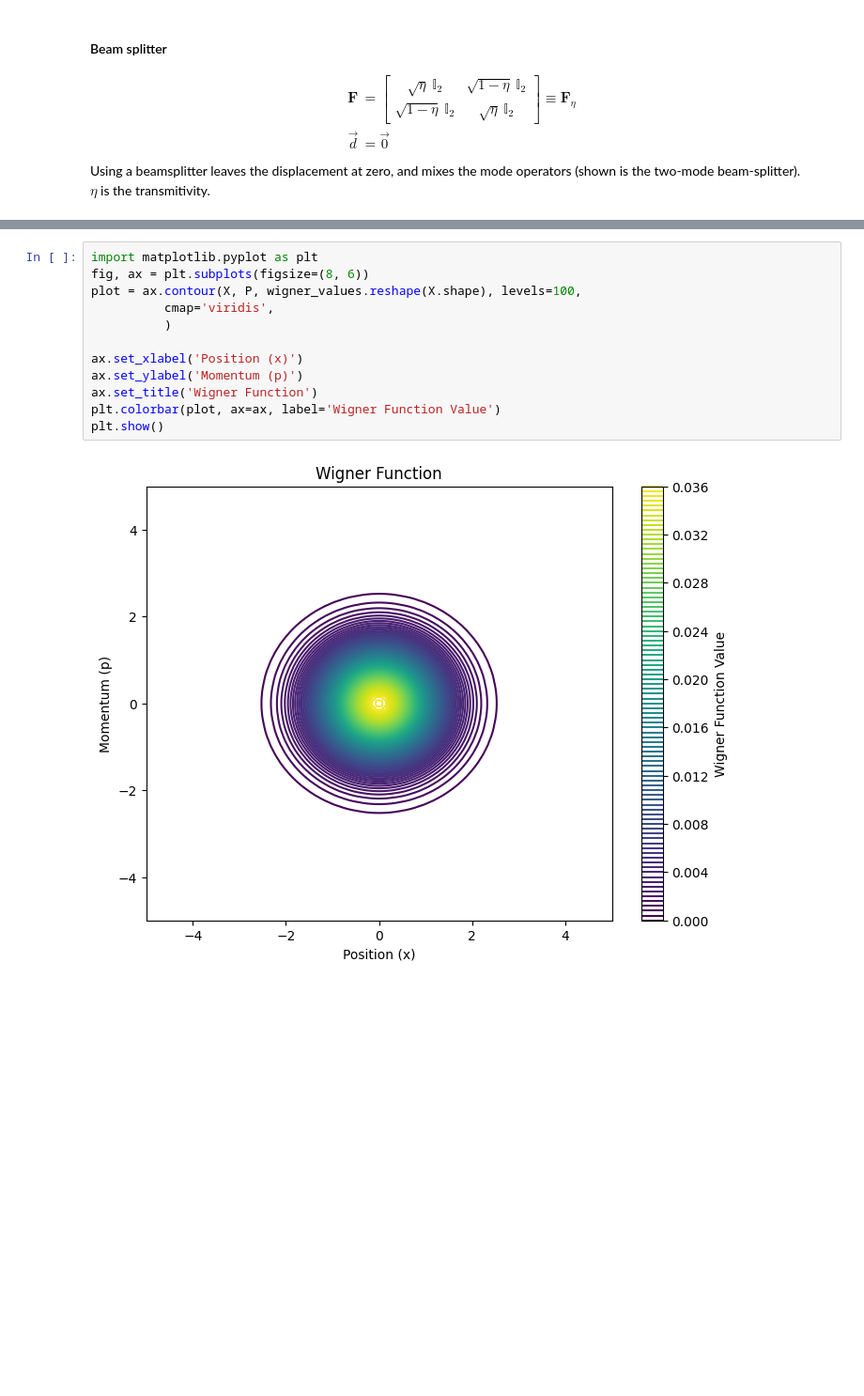
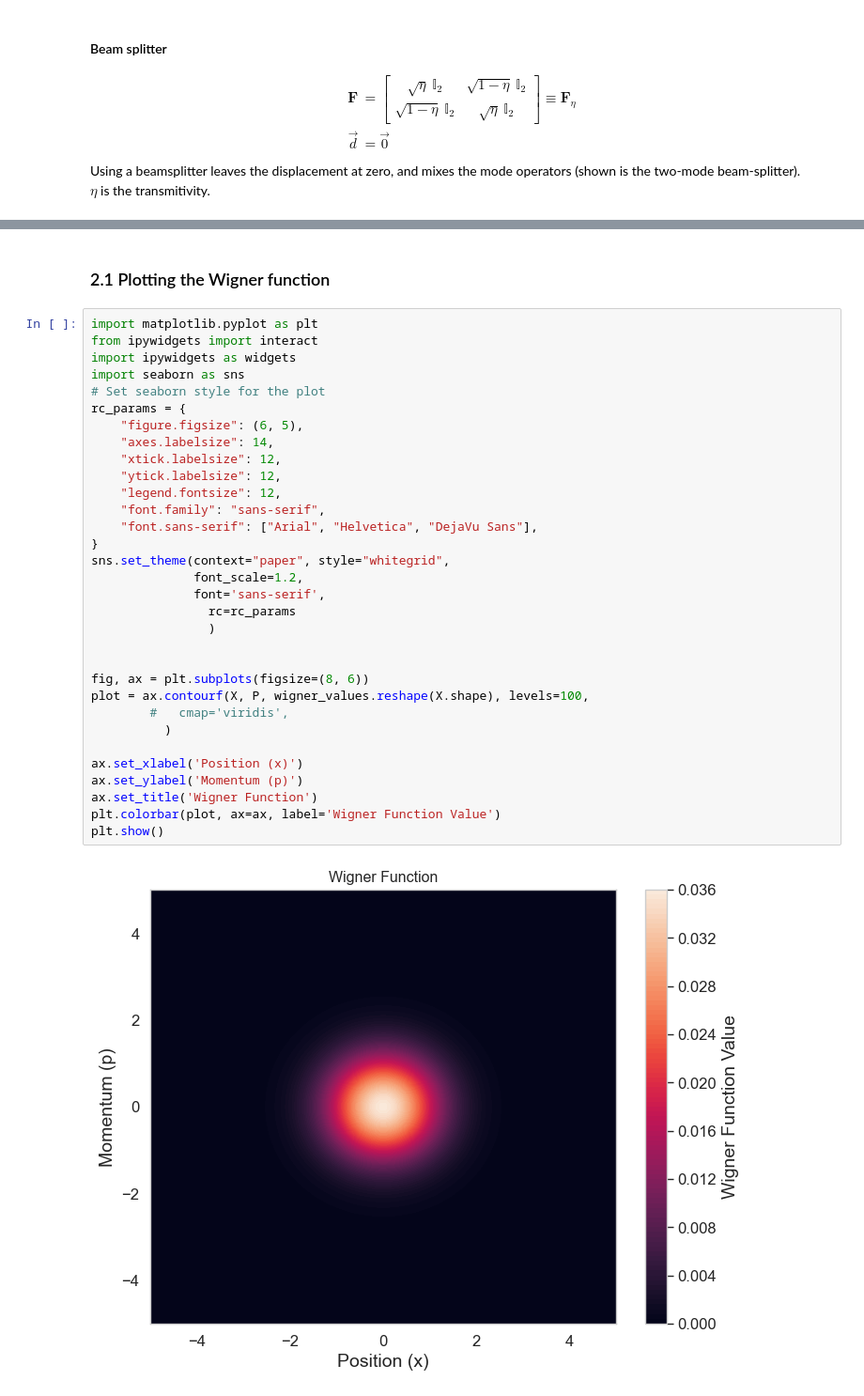
Before and after one commit to BastianValhoj/sciqisQuantumCurcuit, a Jupyter notebook: exercises/gaussian.ipynb, the cells around one changed output, grey strips where cells are left out. Shown: that part at 94% size. Drawn from its saved outputs; the diff is of its cells as text; blank space fills up the shorter version.

```diff
--- a/exercises/gaussian.ipynb
+++ b/exercises/gaussian.ipynb
@@ -152,14 +185,36 @@ wigner_values = wigner(grid_points).reshape(X.shape)
+# %% [markdown]
+### 2.1 Plotting the Wigner function
 # %%
 import matplotlib.pyplot as plt
+from ipywidgets import interact
+import ipywidgets as widgets
+import seaborn as sns
+# Set seaborn style for the plot
+rc_params = {
+    "figure.figsize": (6, 5),
+    "axes.labelsize": 14,
+    "xtick.labelsize": 12,
+    "ytick.labelsize": 12,
+    "legend.fontsize": 12,
+    "font.family": "sans-serif",
+    "font.sans-serif": ["Arial", "Helvetica", "DejaVu Sans"],
+}
+sns.set_theme(context="paper", style="whitegrid",
+              font_scale=1.2,
+              font='sans-serif',
+                rc=rc_params
+                )
+
+
 fig, ax = plt.subplots(figsize=(8, 6))
-plot = ax.contour(X, P, wigner_values.reshape(X.shape), levels=100,
-          cmap='viridis',
+plot = ax.contourf(X, P, wigner_values.reshape(X.shape), levels=100,
+        #   cmap='viridis',
           )
 
 ax.set_xlabel('Position (x)')
 ax.set_ylabel('Momentum (p)')
 ax.set_title('Wigner Function')
 plt.colorbar(plot, ax=ax, label='Wigner Function Value')
 plt.show()
 # %% [output]
-[figure, old version]
+[figure, new version]
```
Also changed, not shown: parts of 5 cells of this notebook.
